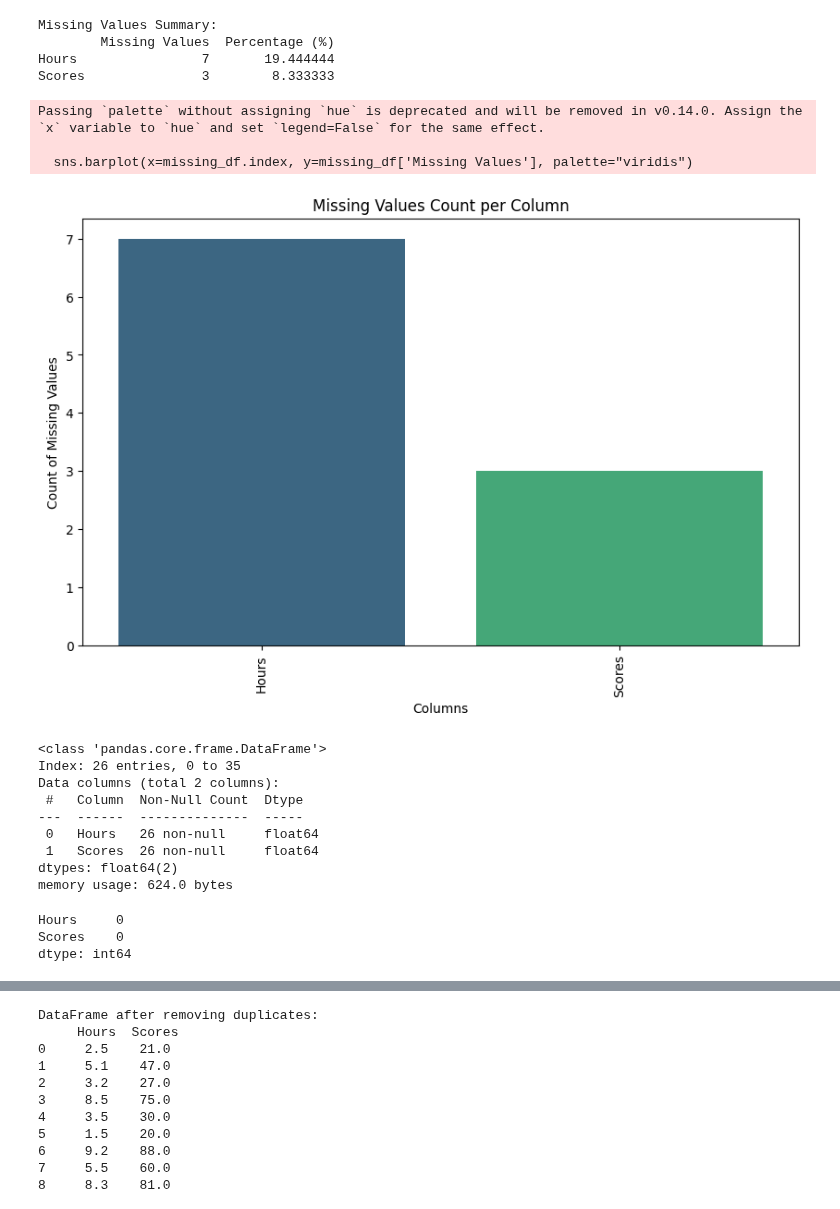
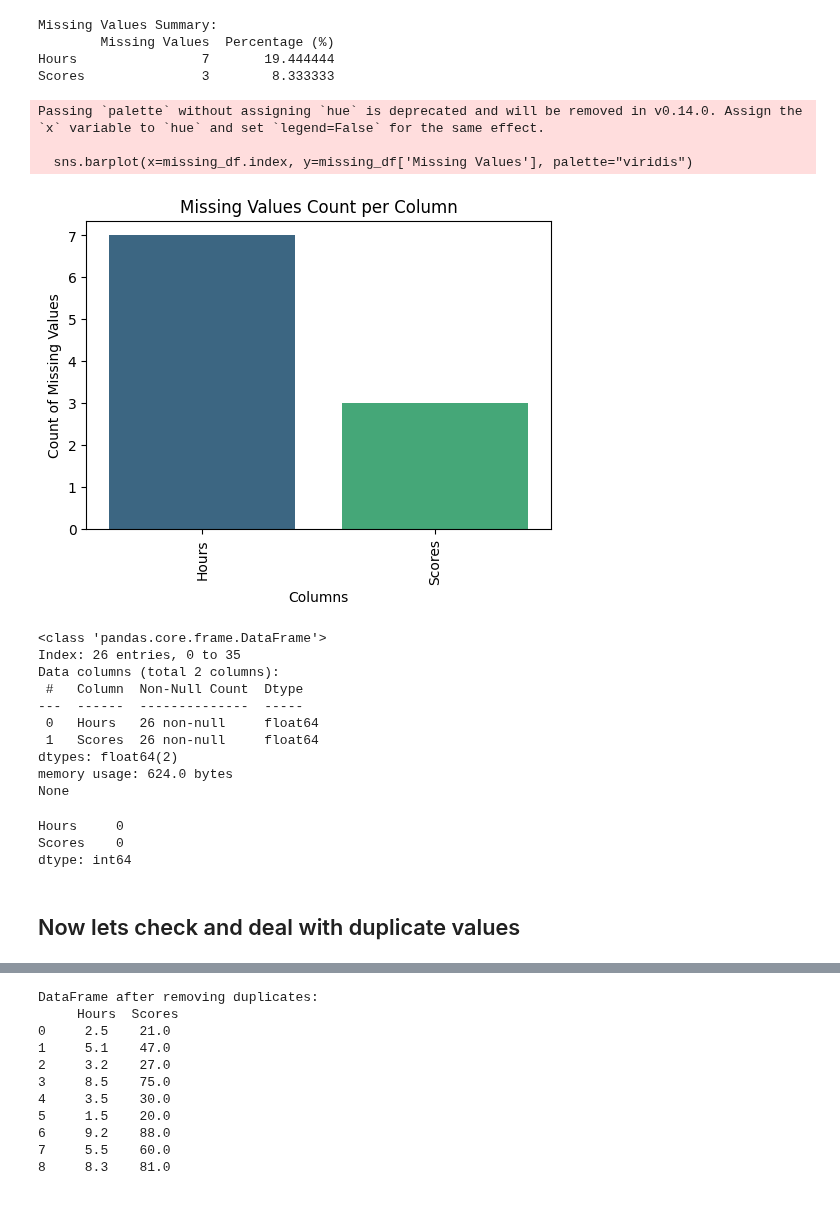
Before and after one commit to ash322ash422/tut_ml, a Jupyter notebook: tut_linear_regression/tut_ml_linearReg_singleVar_student_score.ipynb, the cells around one changed output, grey strips where cells are left out. Drawn from its saved outputs; the diff is of its cells as text; code cells hidden in the pictures.

```diff
--- a/tut_linear_regression/tut_ml_linearReg_singleVar_student_score.ipynb
+++ b/tut_linear_regression/tut_ml_linearReg_singleVar_student_score.ipynb
@@ -48,7 +81,9 @@ missing_values = df.isnull().sum()
 missing_percentage = (missing_values / len(df)) * 100  # Percentage of missing values
 
 # Filter only columns with missing values
-missing_df = pd.DataFrame({'Missing Values': missing_values, 'Percentage (%)': missing_percentage})
+missing_df = pd.DataFrame({'Missing Values': missing_values,
+                           'Percentage (%)': missing_percentage
+})
 missing_df = missing_df[missing_df['Missing Values'] > 0].sort_values(by='Missing Values', ascending=False)
 
 # Display missing value counts
@@ -61,22 +96,25 @@ Hours                7       19.444444
 Scores               3        8.333333
 # %%
 # Plot missing values as a bar chart
-plt.figure(figsize=(10, 6))
+plt.figure(figsize=(6, 4))
+
 sns.barplot(x=missing_df.index, y=missing_df['Missing Values'], palette="viridis")
+
 plt.xticks(rotation=90)
 plt.xlabel("Columns")
 plt.ylabel("Count of Missing Values")
 plt.title("Missing Values Count per Column")
+
 plt.show()
 # %% [output]
 Passing `palette` without assigning `hue` is deprecated and will be removed in v0.14.0. Assign the `x` variable to `hue` and set `legend=False` for the same effect.
 
   sns.barplot(x=missing_df.index, y=missing_df['Missing Values'], palette="viridis")
-[figure, old version]
+[figure, new version]
 # %%
 # Here I am dropping missing values. There are other alternatives too.
 df = df.dropna()
-df.info()
+print(df.info())
 # %% [output]
 <class 'pandas.core.frame.DataFrame'>
 Index: 26 entries, 0 to 35
@@ -87,5 +125,6 @@ Data columns (total 2 columns):
  1   Scores  26 non-null     float64
 dtypes: float64(2)
 memory usage: 624.0 bytes
+None
 # %%
 # check missing values
@@ -94,6 +134,8 @@ df.isnull().sum()
 Hours     0
 Scores    0
 dtype: int64
+# %% [markdown]
+## Now lets check and deal with duplicate values
 # %%
 # Finding and Handling Duplicate Records
 duplicates = df.duplicated()
```
Also changed, not shown: parts of 38 cells of this notebook.
